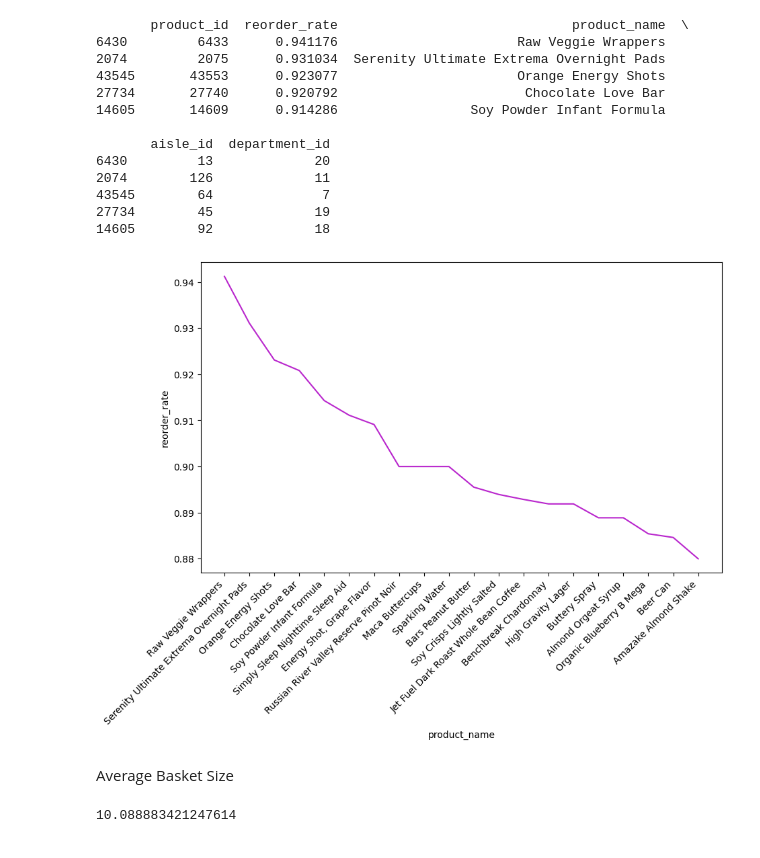
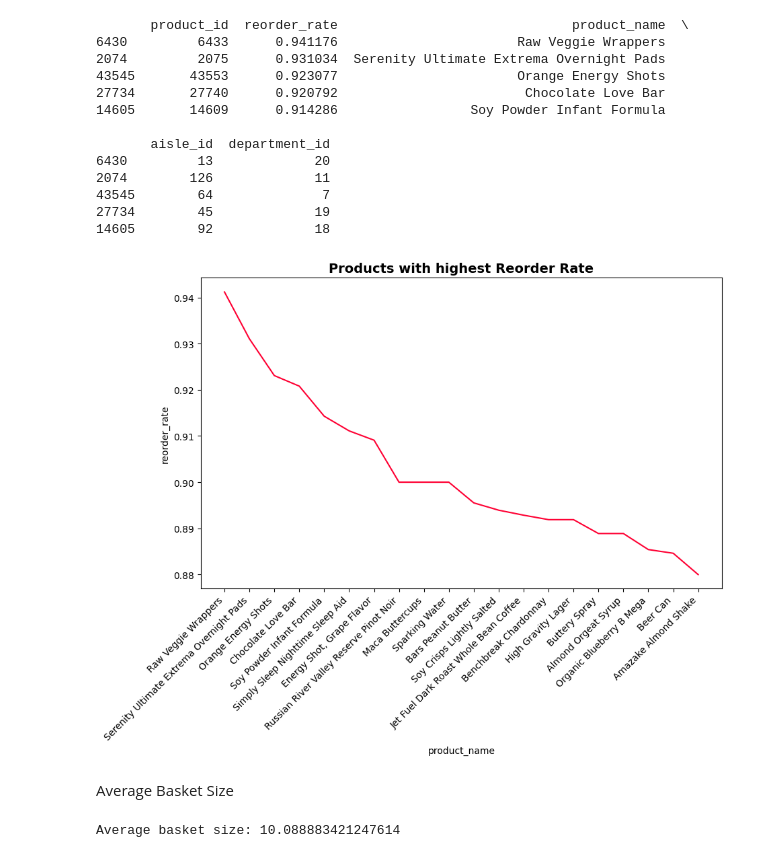
Before and after one commit to shubhi925/stratify_project, a Jupyter notebook: eda.ipynb, the cells around one changed output. Drawn from its saved outputs; the diff is of its cells as text; code cells hidden in the pictures.

```diff
--- a/eda.ipynb
+++ b/eda.ipynb
@@ -205,11 +202,12 @@ print(top_reorder_rate.head())
 14605        92             18
 # %%
 plt.figure(figsize=(10,6))
-sns.lineplot(top_reorder_rate.head(20),x='product_name',y='reorder_rate',color="#b926cd")
+sns.lineplot(top_reorder_rate.head(20),x='product_name',y='reorder_rate',color="#FE0033")
 plt.xticks(rotation=45,ha='right')
+plt.title('Products with highest Reorder Rate',fontweight='bold',fontsize=14)
 plt.show()
 # %% [output]
-[figure, old version]
+[figure, new version]
 # %% [markdown]
 Average Basket Size
 # %%
@@ -217,6 +215,6 @@ basket_size = order_prior_df.groupby('order_id')['product_id'].count().reset_ind
 basket_size.columns = ['order_id', 'basket_size']
 
 avg_basket_size = basket_size['basket_size'].mean()
-print(avg_basket_size)
+print('Average basket size:',avg_basket_size)
 # %% [output]
-10.088883421247614
+Average basket size: 10.088883421247614
```
Also changed, not shown: parts of 9 cells of this notebook.
